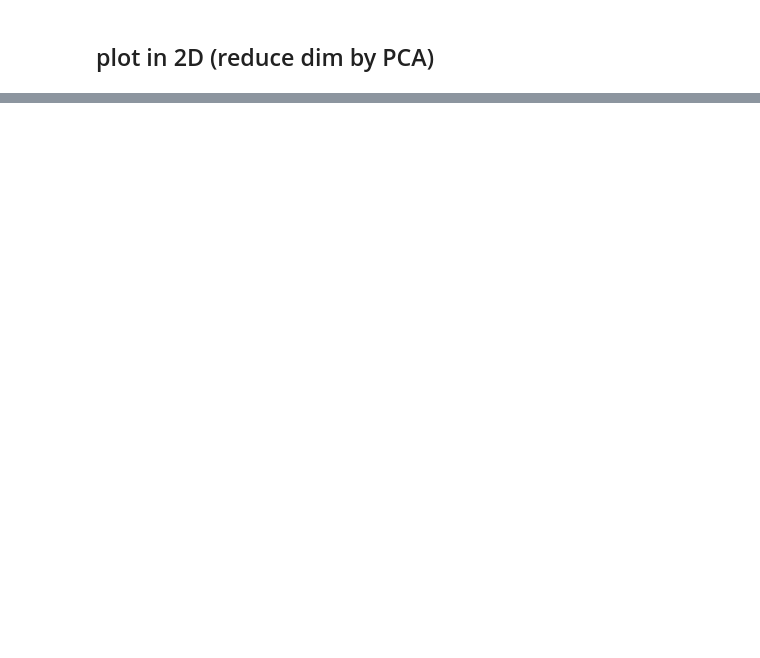
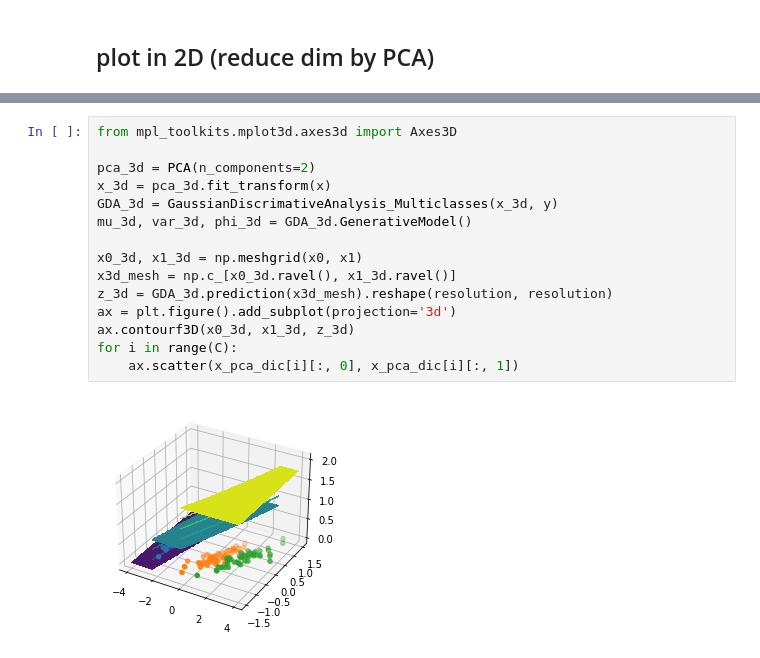
Before and after one commit to Cheedge/MLDL-prectice, a Jupyter notebook: GDA/GDA_multiclassification.ipynb, the cells around one changed output, grey strips where cells are left out. Cells and saved outputs as stored; diff of their text form; blank space fills up the shorter version.

Commit message:
plot in 2d

```diff
--- a/GDA/GDA_multiclassification.ipynb
+++ b/GDA/GDA_multiclassification.ipynb
@@ -52,3 +53,20 @@ plt.contourf(x0_grid, x1_grid, z, alpha=0.2)
 # %% [output]
 <matplotlib.contour.QuadContourSet at 0x...>
 [figure]
+# %%
+from mpl_toolkits.mplot3d.axes3d import Axes3D
+
+pca_3d = PCA(n_components=2)
+x_3d = pca_3d.fit_transform(x)
+GDA_3d = GaussianDiscrimativeAnalysis_Multiclasses(x_3d, y)
+mu_3d, var_3d, phi_3d = GDA_3d.GenerativeModel()
+
+x0_3d, x1_3d = np.meshgrid(x0, x1)
+x3d_mesh = np.c_[x0_3d.ravel(), x1_3d.ravel()]
+z_3d = GDA_3d.prediction(x3d_mesh).reshape(resolution, resolution)
+ax = plt.figure().add_subplot(projection='3d')
+ax.contourf3D(x0_3d, x1_3d, z_3d)
+for i in range(C):
+    ax.scatter(x_pca_dic[i][:, 0], x_pca_dic[i][:, 1])
+# %% [output]
+[figure, added]
```
Also changed, not shown: parts of 2 cells of this notebook.
